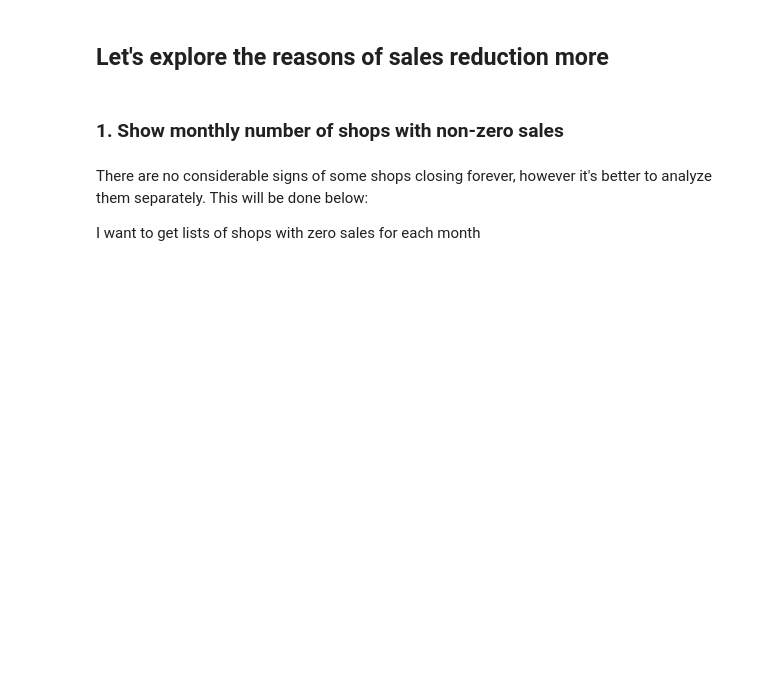
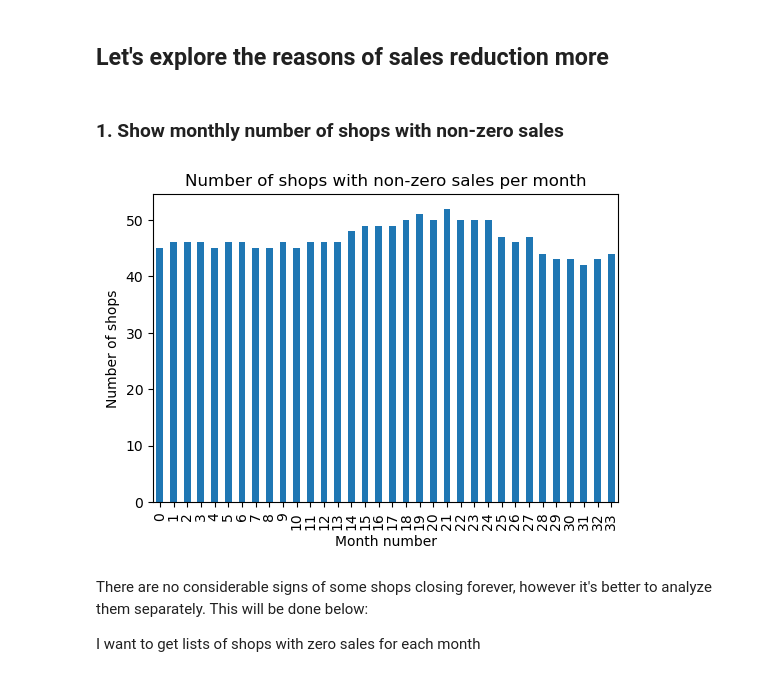
Before and after one commit to Alexennk/ml-ds-practice, a Jupyter notebook: notebooks/eda_notebook.ipynb, the cells around one changed output. Cells and saved outputs as stored; diff of their text form; code cells hidden in the pictures; blank space fills up the shorter version.

```diff
--- a/notebooks/eda_notebook.ipynb
+++ b/notebooks/eda_notebook.ipynb
@@ -176,10 +200,12 @@ refer to data collecting issues and all the data is complete. What's more, the a
 # %% [markdown]
 ### 1. Show monthly number of shops with non-zero sales
 # %%
-# not_zero_sales = full_train_df[full_train_df['item_cnt_month'] != 0]
+not_zero_sales = full_train_df[full_train_df['item_cnt_month'] != 0]
 
-# not_zero_sales_aggregated = not_zero_sales.groupby(['date_block_num'])['shop_name'].nunique()
-# not_zero_sales_aggregated.plot(x='date_block_num', y='shop_name', kind='bar', title='Number of shops with non-zero sales per month', ylabel='Number of shops', xlabel='Month number', figsize=(6, 4));
+not_zero_sales_aggregated = not_zero_sales.groupby(['date_block_num'])['shop_name'].nunique()
+not_zero_sales_aggregated.plot(x='date_block_num', y='shop_name', kind='bar', title='Number of shops with non-zero sales per month', ylabel='Number of shops', xlabel='Month number', figsize=(6, 4));
+# %% [output]
+[figure, added]
 # %% [markdown]
 There are no considerable signs of some shops closing forever, however it's better to analyze them separately. This will be done below:
 
```
Also changed, not shown: parts of 26 cells of this notebook.
